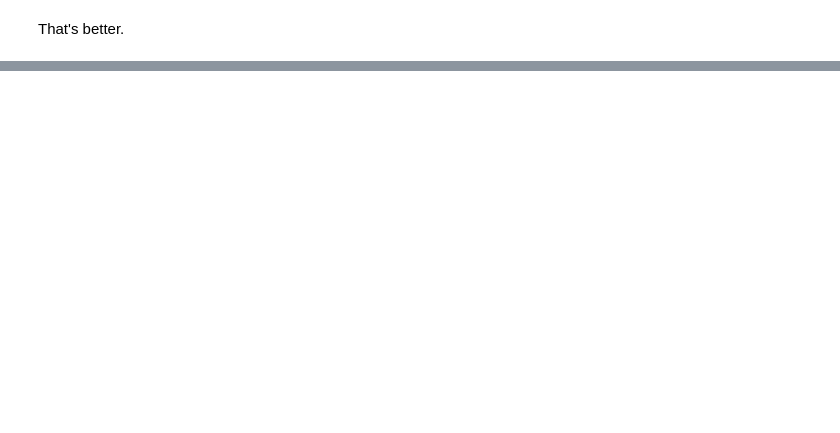
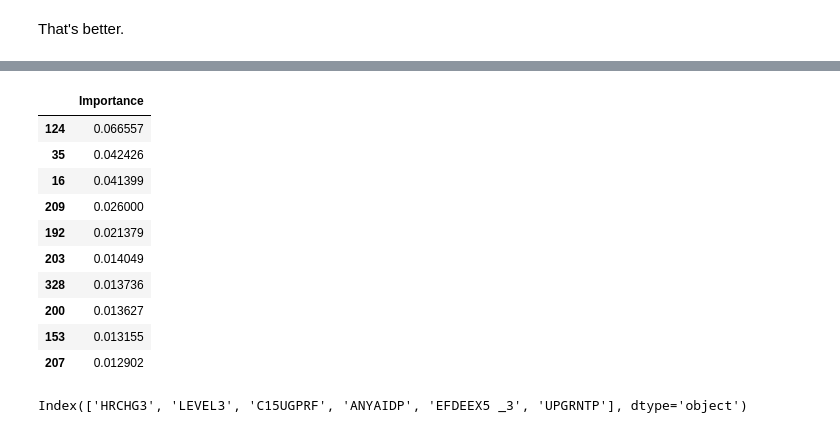
Before and after one commit to quinparker/ds-retentionrates, a Jupyter notebook: main.ipynb, the cells around one changed output, grey strips where cells are left out. Drawn from its saved outputs; the diff is of its cells as text; code cells hidden in the pictures; blank space fills up the shorter version.

```diff
--- a/main.ipynb
+++ b/main.ipynb
@@ -330,0 +418,30 @@ That's better.
+# %%
+regressortree = RandomForestRegressor(random_state=55)
+
+# we have removed a bunch of data and our positional indexing is all messed.
+# let's fix that before we sample.
+
+ipeds = ipeds.reset_index().drop(columns = "index")
+
+# remove the NaNs by putting in the column means for floats, and most common for
+# categories
+
+ipeds_f_means = ipeds.select_dtypes(include=["float64", "float"]).apply(np.nanmean, axis=0)
+ipeds_c_means = ipeds.select_dtypes(include=["category"]).apply(scipy.stats.mode, axis=0, nan_policy='omit')
+ipeds_c_means = ipeds_c_means.iloc[0]
+
+ipeds_f = ipeds.select_dtypes(exclude=["object"])
+
+for col in ipeds_f.select_dtypes(include=["category"]):
+    if ipeds_f[col].isnull().sum() > 0:
+        ipeds_f[col] = ipeds_f[col].fillna(ipeds_c_means[col][0])
+
+for col in ipeds_f.select_dtypes(include=["float64"]):
+    if ipeds_f[col].isnull().sum() > 0:
+        ipeds_f[col] = ipeds_f[col].fillna(ipeds_f_means[col])
+
+# get the training and test sets, and drop the response variable
+
+ipeds_training = ipeds_f.sample(frac=0.9, random_state=55, axis=0)
+test_index = [x for x in list(ipeds_f.index) if x not in list(ipeds_training.index)]
+ipeds_test = ipeds_f.iloc[test_index]
@@ -330,0 +457,23 @@ That's better.
+# %%
+regressortree.fit(ipeds_training.drop(columns = responsevar), ipeds_training[responsevar])
+
+importance = pd.DataFrame(regressortree.feature_importances_)
+importance = importance.rename(columns = {0:'Importance'}).sort_values(by="Importance", ascending=False)
+# %%
+importance[0:10]
+# %% [output]
+|  | Importance |
+| 124 | 0.066557 |
+| 35 | 0.042426 |
+| 16 | 0.041399 |
+| 209 | 0.026000 |
+| 192 | 0.021379 |
+| 203 | 0.014049 |
+| 328 | 0.013736 |
+| 200 | 0.013627 |
+| 153 | 0.013155 |
+| 207 | 0.012902 |
+# %%
+ipeds_f.columns[importance.index[0:6]]
+# %% [output]
+Index(['HRCHG3', 'LEVEL3', 'C15UGPRF', 'ANYAIDP', 'EFDEEX5 _3', 'UPGRNTP'], dtype='object')
```
Also changed, not shown: parts of 24 cells of this notebook, 2 other files.
